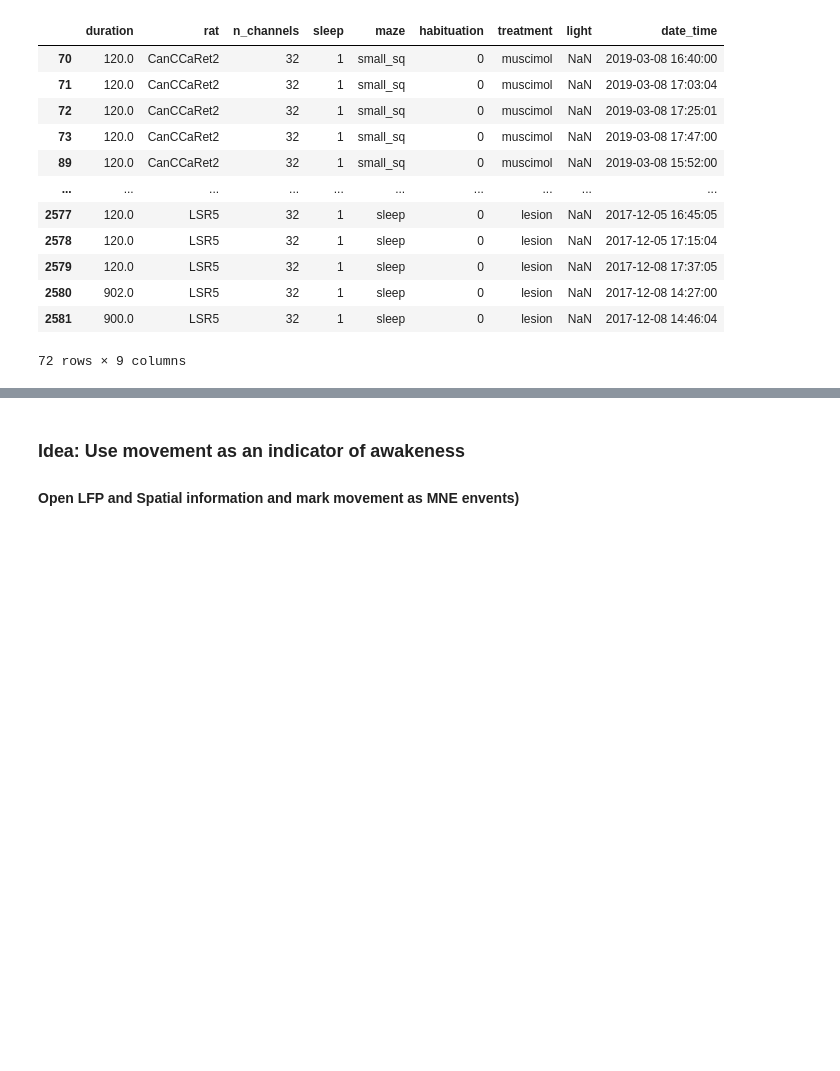
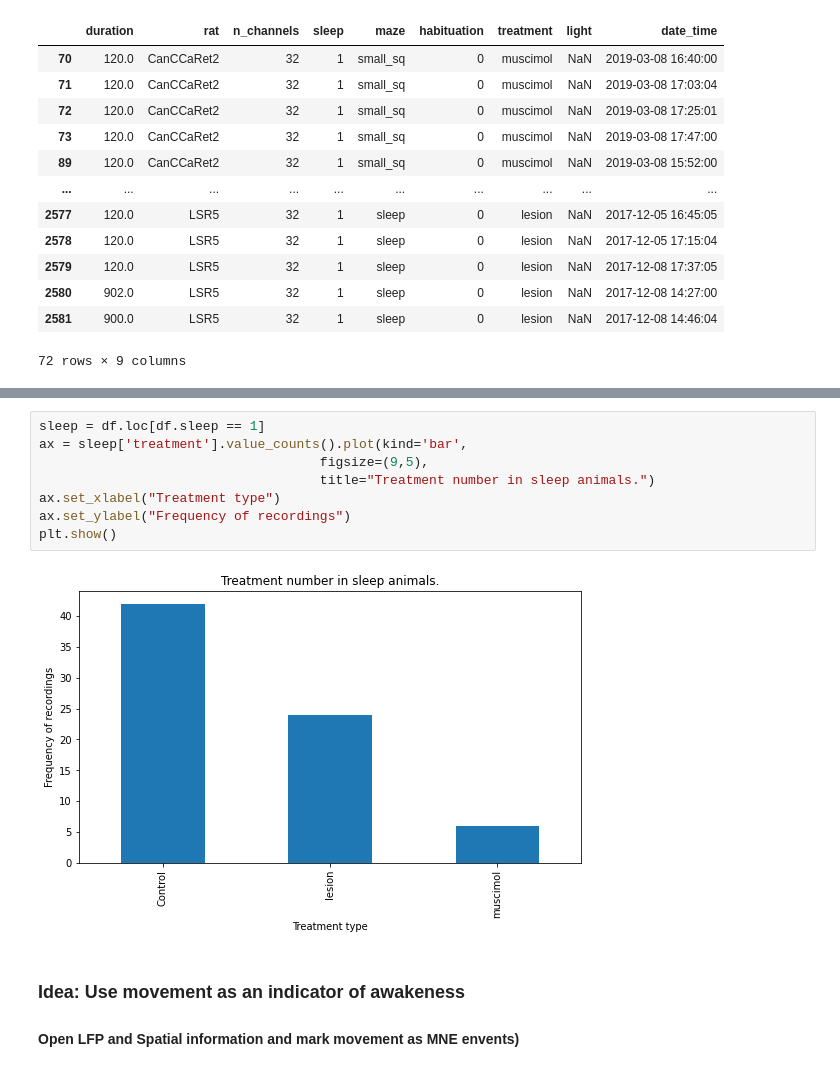
Before and after one commit to cafalchio/lfp_atn, a Jupyter notebook: ipynb/experiment_sleeps.ipynb, the cells around one changed output, grey strips where cells are left out. Saved outputs shown, nothing was run; the diff lists cells and outputs as text; blank space fills up the shorter version.

```diff
--- a/ipynb/experiment_sleeps.ipynb
+++ b/ipynb/experiment_sleeps.ipynb
@@ -69,3 +52,13 @@ Number of sleeping files 72
+# %%
+sleep = df.loc[df.sleep == 1]
+ax = sleep['treatment'].value_counts().plot(kind='bar',
+                                    figsize=(9,5),
+                                    title="Treatment number in sleep animals.")
+ax.set_xlabel("Treatment type")
+ax.set_ylabel("Frequency of recordings")
+plt.show()
+# %% [output]
+[figure, added]
 # %% [markdown]
 ### **Idea: Use movement as an indicator of awakeness**
 #### Open LFP and Spatial information and mark movement as MNE envents)
```
Also changed, not shown: parts of 10 cells of this notebook.
